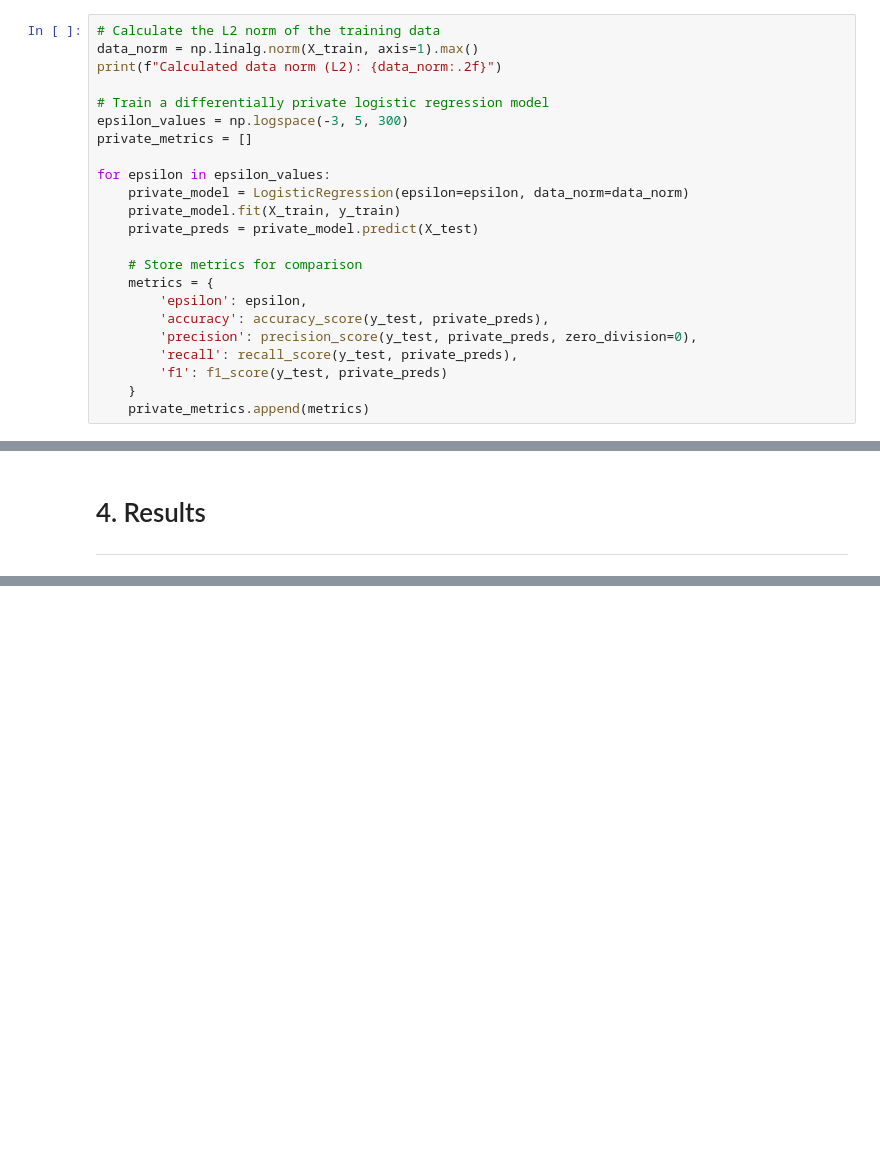
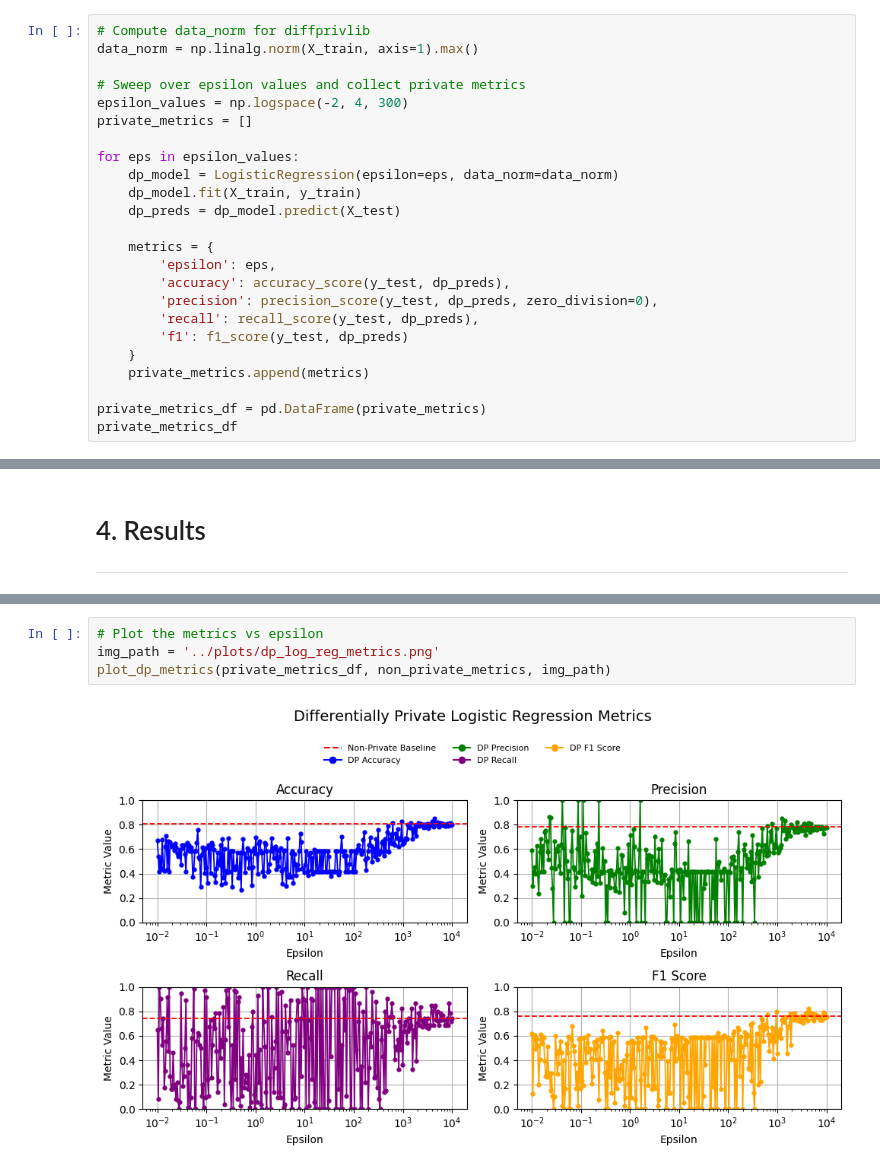
Before and after one commit to ikumpli/Differential_Privacy, a Jupyter notebook: notebooks/dp_exploration_and_modeling.ipynb, the cells around one changed output, grey strips where cells are left out. Cells and saved outputs as stored; diff of their text form; blank space fills up the shorter version.

```diff
--- a/notebooks/dp_exploration_and_modeling.ipynb
+++ b/notebooks/dp_exploration_and_modeling.ipynb
@@ -160,24 +109,25 @@ Non-Private Model Metrics:
 # %%
-# Calculate the L2 norm of the training data
+# Compute data_norm for diffprivlib
 data_norm = np.linalg.norm(X_train, axis=1).max()
-print(f"Calculated data norm (L2): {data_norm:.2f}")
 
-# Train a differentially private logistic regression model
-epsilon_values = np.logspace(-3, 5, 300)
+# Sweep over epsilon values and collect private metrics
+epsilon_values = np.logspace(-2, 4, 300)
 private_metrics = []
 
-for epsilon in epsilon_values:
-    private_model = LogisticRegression(epsilon=epsilon, data_norm=data_norm)
-    private_model.fit(X_train, y_train)
-    private_preds = private_model.predict(X_test)
+for eps in epsilon_values:
+    dp_model = LogisticRegression(epsilon=eps, data_norm=data_norm)
+    dp_model.fit(X_train, y_train)
+    dp_preds = dp_model.predict(X_test)
 
-    # Store metrics for comparison
     metrics = {
-        'epsilon': epsilon,
-        'accuracy': accuracy_score(y_test, private_preds),
-        'precision': precision_score(y_test, private_preds, zero_division=0),
-        'recall': recall_score(y_test, private_preds),
-        'f1': f1_score(y_test, private_preds)
+        'epsilon': eps,
+        'accuracy': accuracy_score(y_test, dp_preds),
+        'precision': precision_score(y_test, dp_preds, zero_division=0),
+        'recall': recall_score(y_test, dp_preds),
+        'f1': f1_score(y_test, dp_preds)
     }
     private_metrics.append(metrics)
+
+private_metrics_df = pd.DataFrame(private_metrics)
+private_metrics_df
 # %% [output]
@@ -270,0 +150,6 @@ plt.show()
+# %%
+# Plot the metrics vs epsilon
+img_path = '../plots/dp_log_reg_metrics.png'
+plot_dp_metrics(private_metrics_df, non_private_metrics, img_path)
+# %% [output]
+[figure, added]
```
Also changed, not shown: parts of 9 cells of this notebook, 10 other files.
